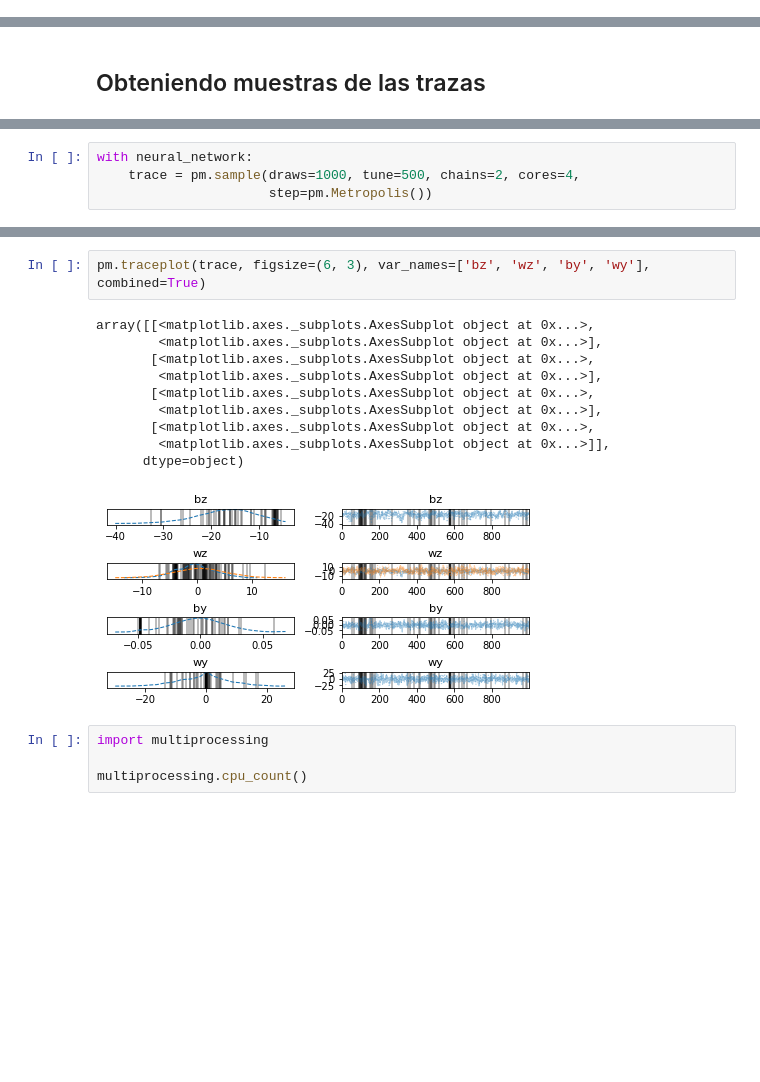
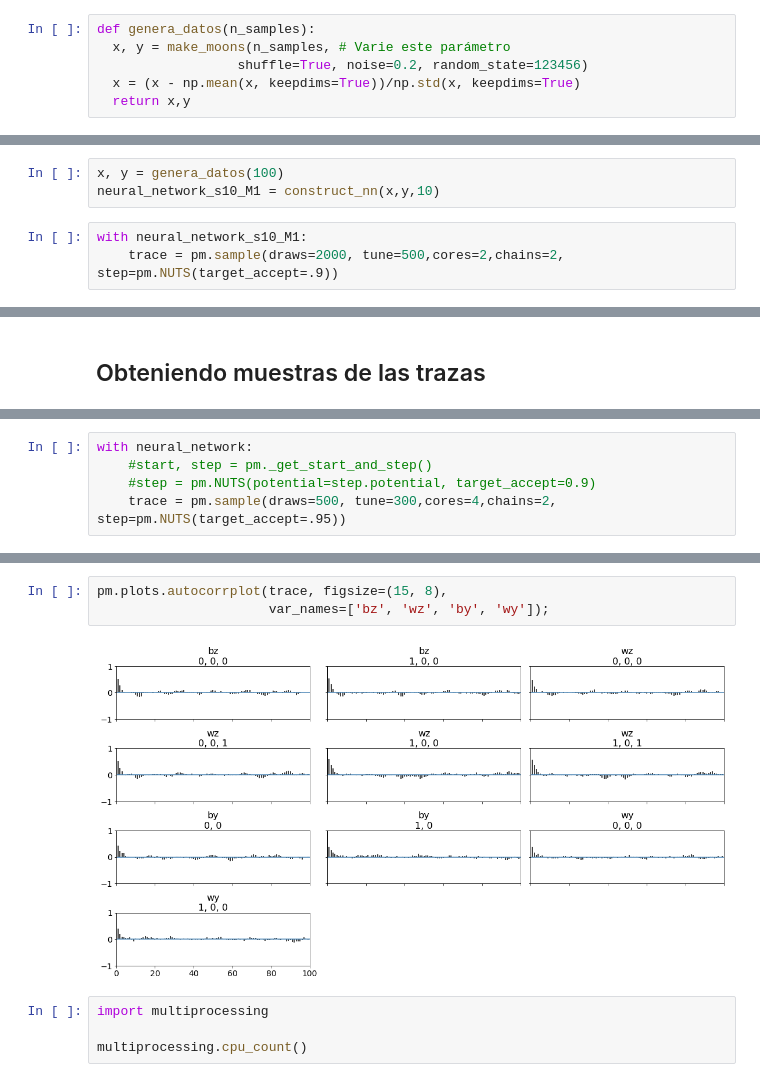
Before and after one commit to Patricio96/Proyecto-Final-Simulacion-INFO274, a Jupyter notebook: proyecto/proyecto.ipynb, the cells around one changed output, grey strips where cells are left out. Cells and saved outputs as stored; diff of their text form; blank space fills up the shorter version.

```diff
--- a/proyecto/proyecto.ipynb
+++ b/proyecto/proyecto.ipynb
@@ -149,0 +113,6 @@ NameError: ignored
+# %%
+def genera_datos(n_samples):
+  x, y = make_moons(n_samples, # Varie este parámetro
+                  shuffle=True, noise=0.2, random_state=123456)
+  x = (x - np.mean(x, keepdims=True))/np.std(x, keepdims=True)
+  return x,y
@@ -180,0 +359,6 @@ neural_network = construct_nn(x, y,1)
+# %%
+x, y = genera_datos(100)
+neural_network_s10_M1 = construct_nn(x,y,10)
+# %%
+with neural_network_s10_M1:
+    trace = pm.sample(draws=2000, tune=500,cores=2,chains=2, step=pm.NUTS(target_accept=.9))
@@ -187,5 +409,6 @@ Definimos los priors con el tamaño adecuado para que el funcionamiento de la re
 # %%
 with neural_network:
-    trace = pm.sample(draws=1000, tune=500, chains=2, cores=4,
-                      step=pm.Metropolis())
+    #start, step = pm._get_start_and_step()
+    #step = pm.NUTS(potential=step.potential, target_accept=0.9)
+    trace = pm.sample(draws=500, tune=300,cores=4,chains=2, step=pm.NUTS(target_accept=.95))
 # %% [output]
@@ -193,16 +445,8 @@ TypeError: ignored
 # %%
-pm.traceplot(trace, figsize=(6, 3), var_names=['bz', 'wz', 'by', 'wy'], combined=True)
+pm.plots.autocorrplot(trace, figsize=(15, 8),
+                      var_names=['bz', 'wz', 'by', 'wy']);
 # %% [output]
-array([[<matplotlib.axes._subplots.AxesSubplot object at 0x...>,
-        <matplotlib.axes._subplots.AxesSubplot object at 0x...>],
-       [<matplotlib.axes._subplots.AxesSubplot object at 0x...>,
-        <matplotlib.axes._subplots.AxesSubplot object at 0x...>],
-       [<matplotlib.axes._subplots.AxesSubplot object at 0x...>,
-        <matplotlib.axes._subplots.AxesSubplot object at 0x...>],
-       [<matplotlib.axes._subplots.AxesSubplot object at 0x...>,
-        <matplotlib.axes._subplots.AxesSubplot object at 0x...>]],
-      dtype=object)
-[figure, old version]
+[figure, new version]
 # %%
 import multiprocessing
 
```
Also changed, not shown: parts of 68 cells of this notebook.
